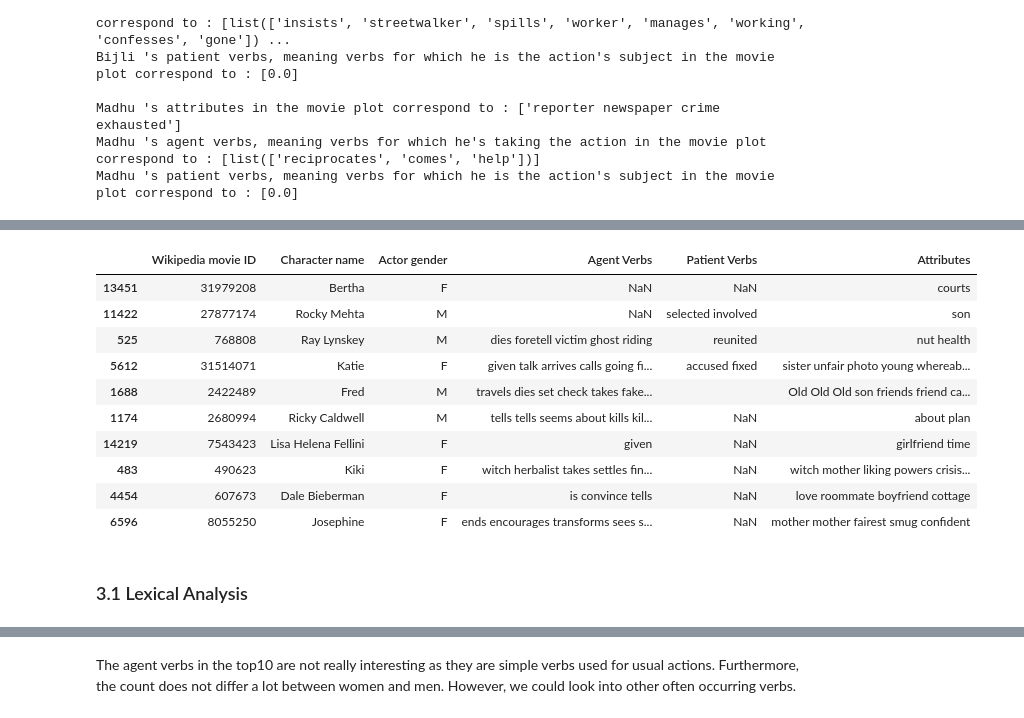
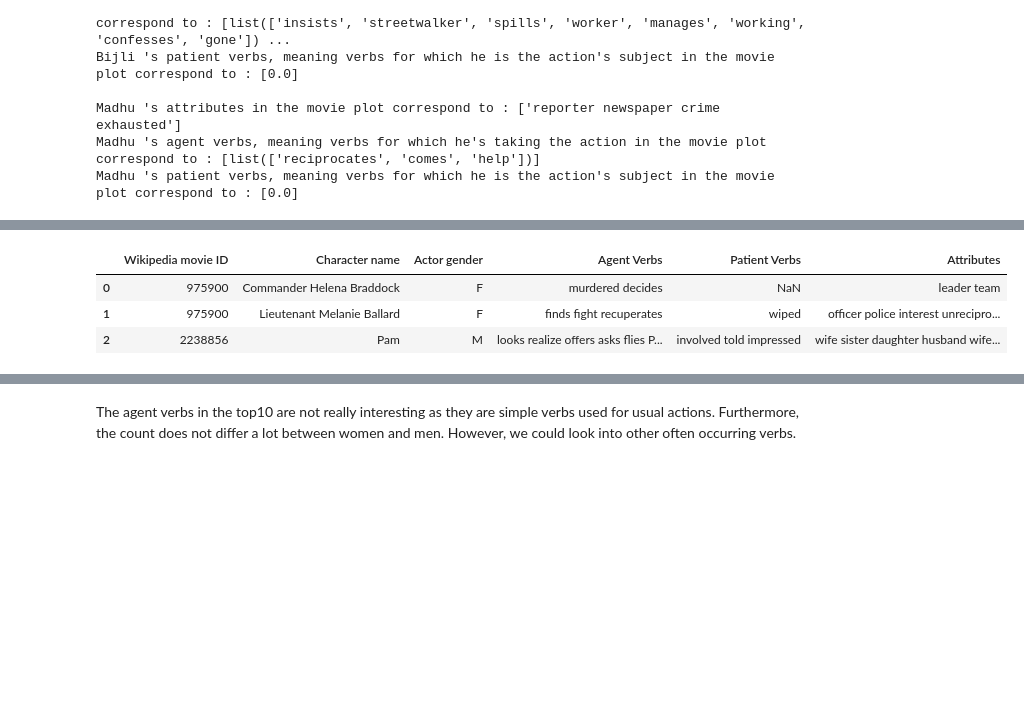
Before and after one commit to epfl-ada/ada-2022-project-utopiansky2022, a Jupyter notebook: main.ipynb, the cells around one changed output, grey strips where cells are left out. Cells and saved outputs as stored; diff of their text form; code cells hidden in the pictures; blank space fills up the shorter version.

```diff
--- a/main.ipynb
+++ b/main.ipynb
@@ -469,13 +490,8 @@ df_NLP = Analyse_Plots(df_plots_filt, nlp)
 df_NLP.to_csv(data_folder + "Plot_NLP_Analysis.csv", sep='\t', header=None)
 # %%
 # Loading the data obtained from the NLP pipeline:
-df_1 = pd.read_csv(data_folder + "Plot_NLP_Analysis_0_14100.csv", sep='\t', header = None)
-df_2 = pd.read_csv(data_folder + "Plot_NLP_Analysis_14101_23201.csv", sep='\t', header = None)
-df_3 = pd.read_csv(data_folder + "Plot_NLP_Analysis23202-42302.csv", sep='\t', header = None)
-df_1 = df_1.drop(columns=0)
-df_2 = df_2.drop(columns=0)
-df_3 = df_3.drop(columns=0)
-clusters_df = pd.concat([df_1, df_2, df_3], ignore_index=True)
+clusters_df = pd.read_csv(data_folder + "Plot_NLP_Analysis.csv", sep='\t', header = None)
+clusters_df = clusters_df.drop(columns=0)
 clusters_df.columns = ('Wikipedia movie ID', 'Character partial name', 'Agent Verbs', 'Patient Verbs', 'Attributes')
 # %%
 clusters_df
@@ -654,5 +695,6 @@ Here, we can see that it depicts a quite satisfying big picture of the character
 # %%
-CMdf = pd.read_csv(data_folder + 'Characters_Matched_DF_Clean.csv', sep='\t',index_col = 0)
+CMdf = pd.read_csv(data_folder + 'Characters_Matched_DF_Clean_181122.csv', sep='\t',index_col = 0)
+#Dataset created with the complete names of characters
 CMdf.columns = ['Wikipedia movie ID', 'Character name', 'Agent Verbs', 'Patient Verbs', 'Attributes']
 CMdf.reset_index(inplace = True,drop=True)
 CMdf.drop_duplicates(inplace = True)
@@ -708,18 +714,9 @@ for i in cols:
     CMdf_c[i] = CMdf_c[i].str.replace(']' ,'')
     CMdf_c[i] = CMdf_c[i].str.replace("'" ,'')
 # %%
-CMdf_c.sample(10)
+CMdf_c.head(3)
 # %% [output]
 |  | Wikipedia movie ID | Character name | Actor gender | Agent Verbs | Patient Verbs | Attributes |
-| 13451 | 31979208 | Bertha | F | NaN | NaN | courts |
-| 11422 | 27877174 | Rocky Mehta | M | NaN | selected involved | son |
-| 525 | 768808 | Ray Lynskey | M | dies foretell victim ghost riding | reunited | nut health |
-| 5612 | 31514071 | Katie | F | given talk arrives calls going fi... | accused fixed | sister unfair photo young whereab... |
-| 1688 | 2422489 | Fred | M | travels dies set check takes fake... |  | Old Old Old son friends friend ca... |
-| 1174 | 2680994 | Ricky Caldwell | M | tells tells seems about kills kil... | NaN | about plan |
-| 14219 | 7543423 | Lisa Helena Fellini | F | given | NaN | girlfriend time |
-| 483 | 490623 | Kiki | F | witch herbalist takes settles fin... | NaN | witch mother liking powers crisis... |
-| 4454 | 607673 | Dale Bieberman | F | is convince tells | NaN | love roommate boyfriend cottage |
-| 6596 | 8055250 | Josephine | F | ends encourages transforms sees s... | NaN | mother mother fairest smug confident |
+| 0 | 975900 | Commander Helena Braddock | F | murdered decides | NaN | leader team |
+| 1 | 975900 | Lieutenant Melanie Ballard | F | finds fight recuperates | wiped | officer police interest unrecipro... |
+| 2 | 2238856 | Pam | M | looks realize offers asks flies P... | involved told impressed | wife sister daughter husband wife... |
-# %% [markdown]
-### 3.1  Lexical Analysis
```
Also changed, not shown: parts of 143 cells of this notebook, 2 other files.
